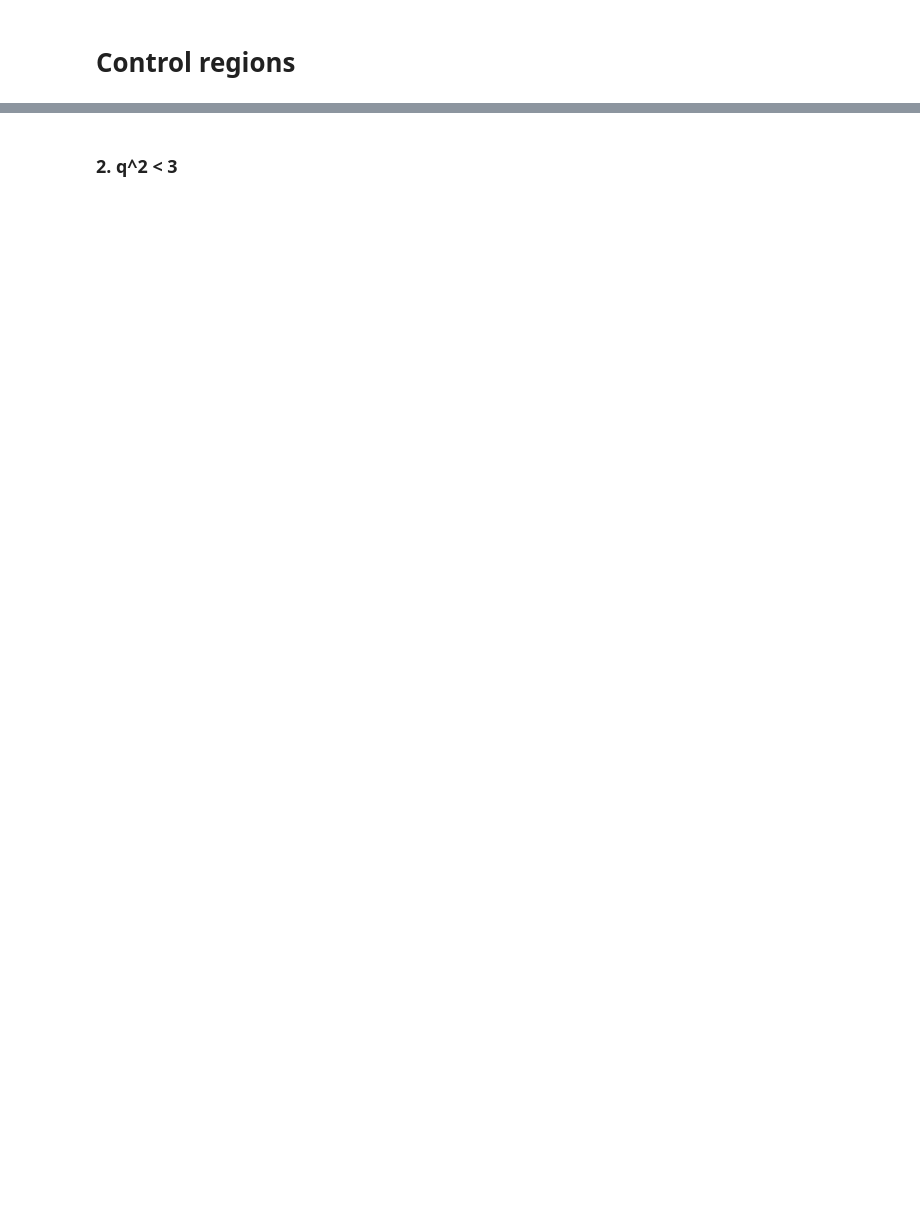
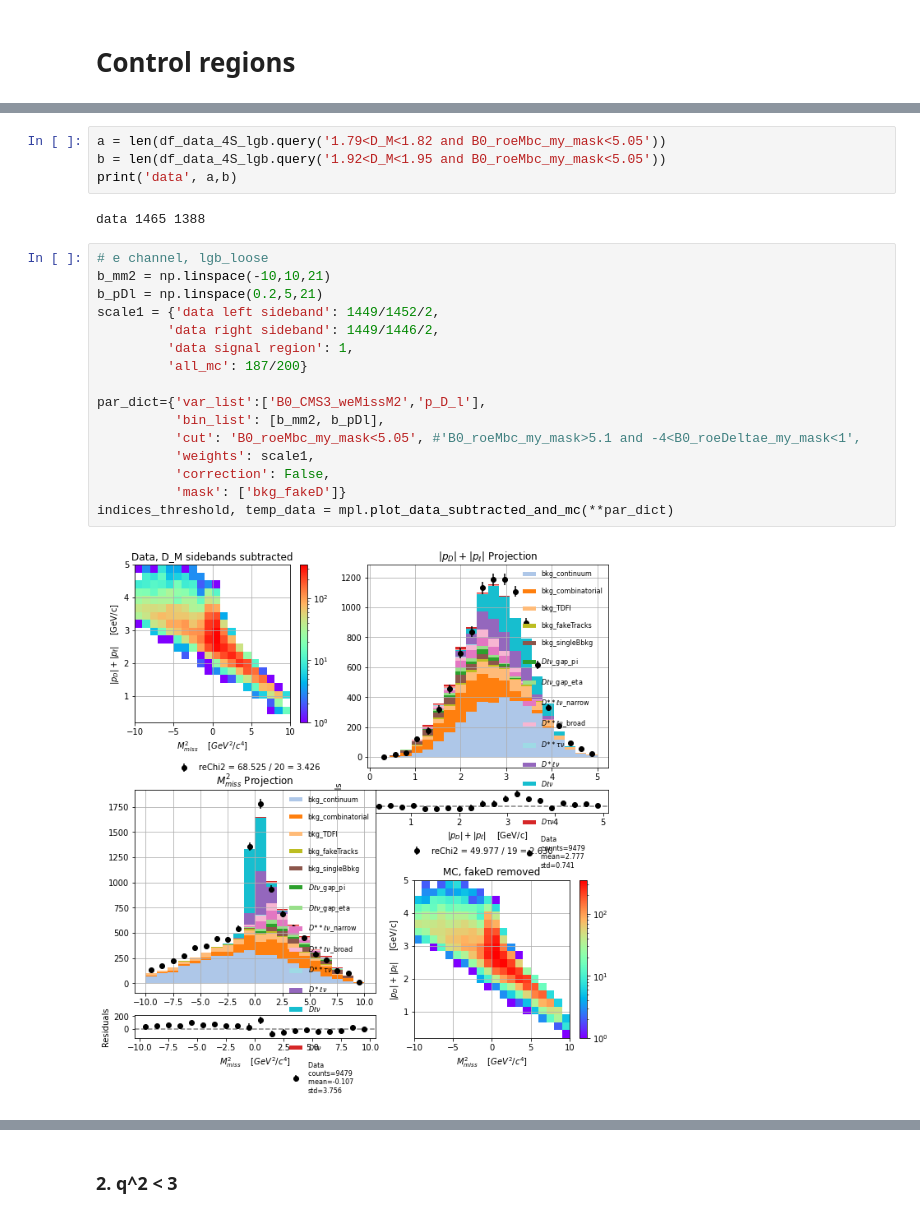
Before and after one commit to zjkjsd/inclusive_R_D, a Jupyter notebook: Notebooks/Plotting/2_PlotNtuple_control.ipynb, the cells around one changed output, grey strips where cells are left out. Saved outputs shown, nothing was run; the diff lists cells and outputs as text; blank space fills up the shorter version.

```diff
--- a/Notebooks/Plotting/2_PlotNtuple_control.ipynb
+++ b/Notebooks/Plotting/2_PlotNtuple_control.ipynb
@@ -151,0 +166,24 @@ a,b=mpl.plot_data_mc_stacked(variable='p_D_l',bins=b2,ratio=False,
+# %%
+a = len(df_data_4S_lgb.query('1.79<D_M<1.82 and B0_roeMbc_my_mask<5.05'))
+b = len(df_data_4S_lgb.query('1.92<D_M<1.95 and B0_roeMbc_my_mask<5.05'))
+print('data', a,b)
+# %% [output]
+data 1465 1388
+# %%
+# e channel, lgb_loose
+b_mm2 = np.linspace(-10,10,21)
+b_pDl = np.linspace(0.2,5,21)
+scale1 = {'data left sideband': 1449/1452/2,
+         'data right sideband': 1449/1446/2,
+         'data signal region': 1,
+         'all_mc': 187/200}
+
+par_dict={'var_list':['B0_CMS3_weMissM2','p_D_l'],
+          'bin_list': [b_mm2, b_pDl],
+          'cut': 'B0_roeMbc_my_mask<5.05', #'B0_roeMbc_my_mask>5.1 and -4<B0_roeDeltae_my_mask<1',
+          'weights': scale1,
+          'correction': False,
+          'mask': ['bkg_fakeD']}
+indices_threshold, temp_data = mpl.plot_data_subtracted_and_mc(**par_dict)
+# %% [output]
+[figure, added]
```
Also changed, not shown: parts of 52 cells of this notebook, 25 other files.
